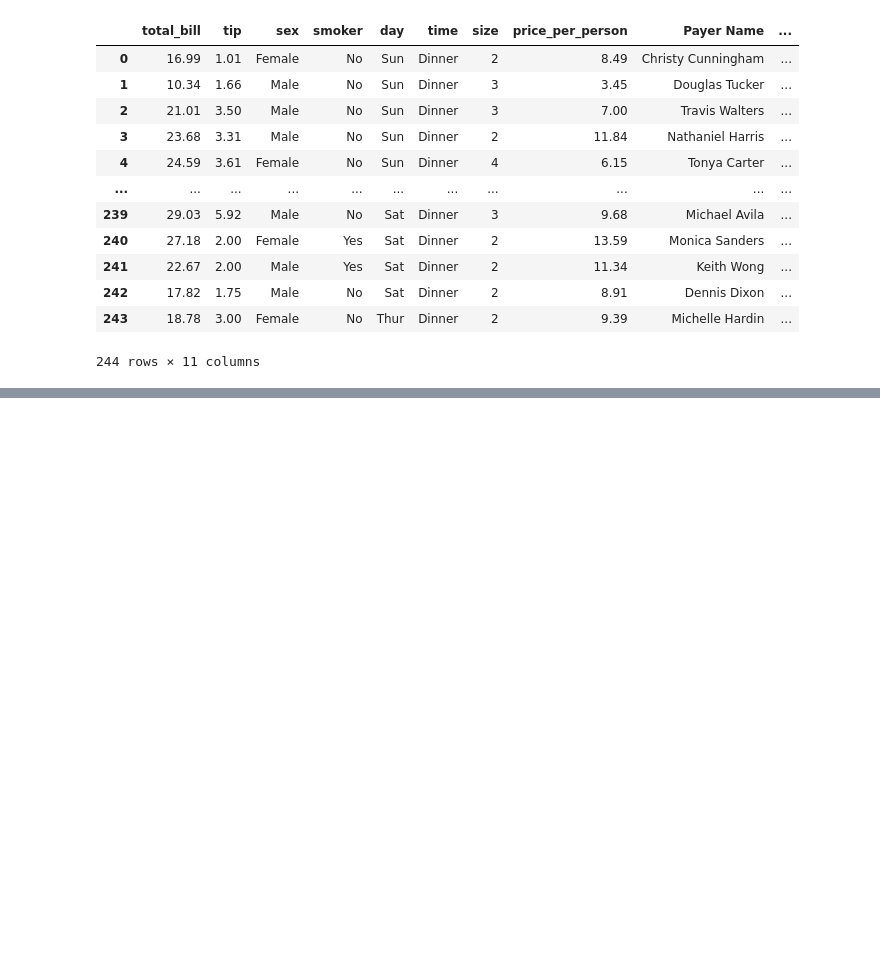
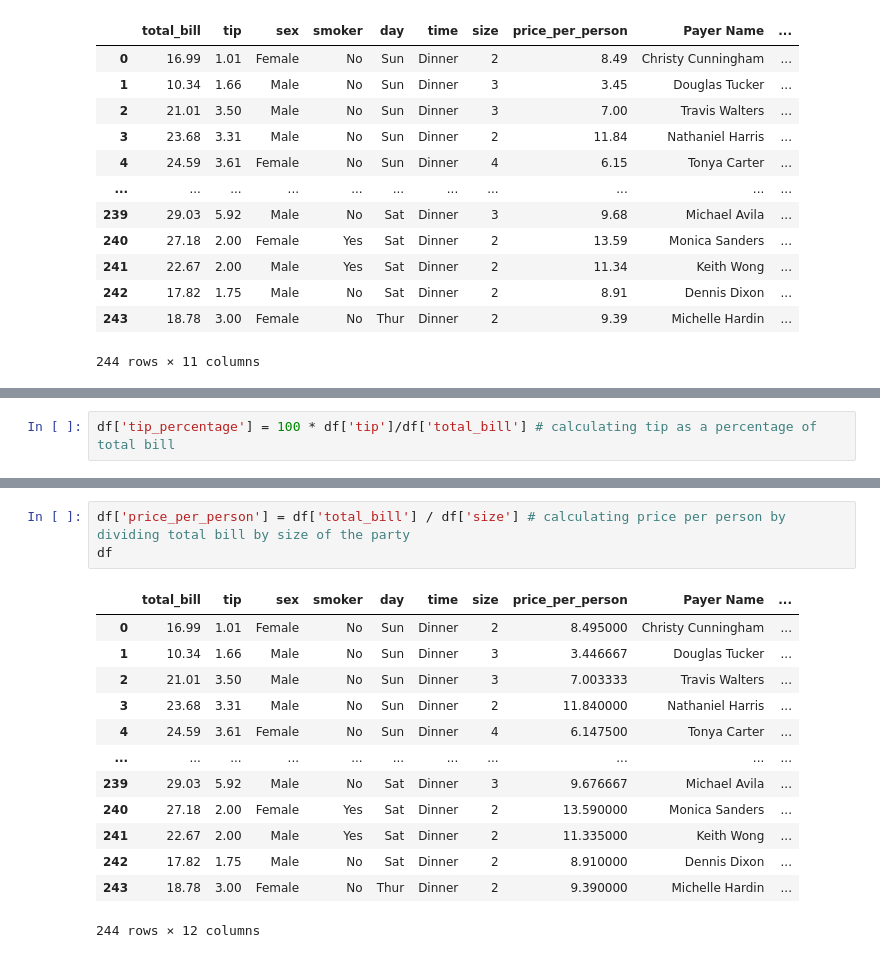
Before and after one commit to rahulgoraksha/ml-algorithms-practice, a Jupyter notebook: notebooks/pandas.ipynb, the cells around one changed output, grey strips where cells are left out. Drawn from its saved outputs; the diff is of its cells as text; blank space fills up the shorter version.

```diff
--- a/notebooks/pandas.ipynb
+++ b/notebooks/pandas.ipynb
@@ -214,0 +355,2 @@ df
+# %%
+df['tip_percentage'] = 100 * df['tip']/df['total_bill'] # calculating tip as a percentage of total bill
@@ -214,0 +366,17 @@ df
+# %%
+df['price_per_person'] = df['total_bill'] / df['size'] # calculating price per person by dividing total bill by size of the party
+df
+# %% [output]
+|  | total_bill | tip | sex | smoker | day | time | size | price_per_person | Payer Name | ... |
+| 0 | 16.99 | 1.01 | Female | No | Sun | Dinner | 2 | 8.495000 | Christy Cunningham | ... |
+| 1 | 10.34 | 1.66 | Male | No | Sun | Dinner | 3 | 3.446667 | Douglas Tucker | ... |
+| 2 | 21.01 | 3.50 | Male | No | Sun | Dinner | 3 | 7.003333 | Travis Walters | ... |
+| 3 | 23.68 | 3.31 | Male | No | Sun | Dinner | 2 | 11.840000 | Nathaniel Harris | ... |
+| 4 | 24.59 | 3.61 | Female | No | Sun | Dinner | 4 | 6.147500 | Tonya Carter | ... |
+| ... | ... | ... | ... | ... | ... | ... | ... | ... | ... | ... |
+| 239 | 29.03 | 5.92 | Male | No | Sat | Dinner | 3 | 9.676667 | Michael Avila | ... |
+| 240 | 27.18 | 2.00 | Female | Yes | Sat | Dinner | 2 | 13.590000 | Monica Sanders | ... |
+| 241 | 22.67 | 2.00 | Male | Yes | Sat | Dinner | 2 | 11.335000 | Keith Wong | ... |
+| 242 | 17.82 | 1.75 | Male | No | Sat | Dinner | 2 | 8.910000 | Dennis Dixon | ... |
+| 243 | 18.78 | 3.00 | Female | No | Thur | Dinner | 2 | 9.390000 | Michelle Hardin | ... |
+244 rows × 12 columns
```
Also changed, not shown: parts of 17 cells of this notebook.
